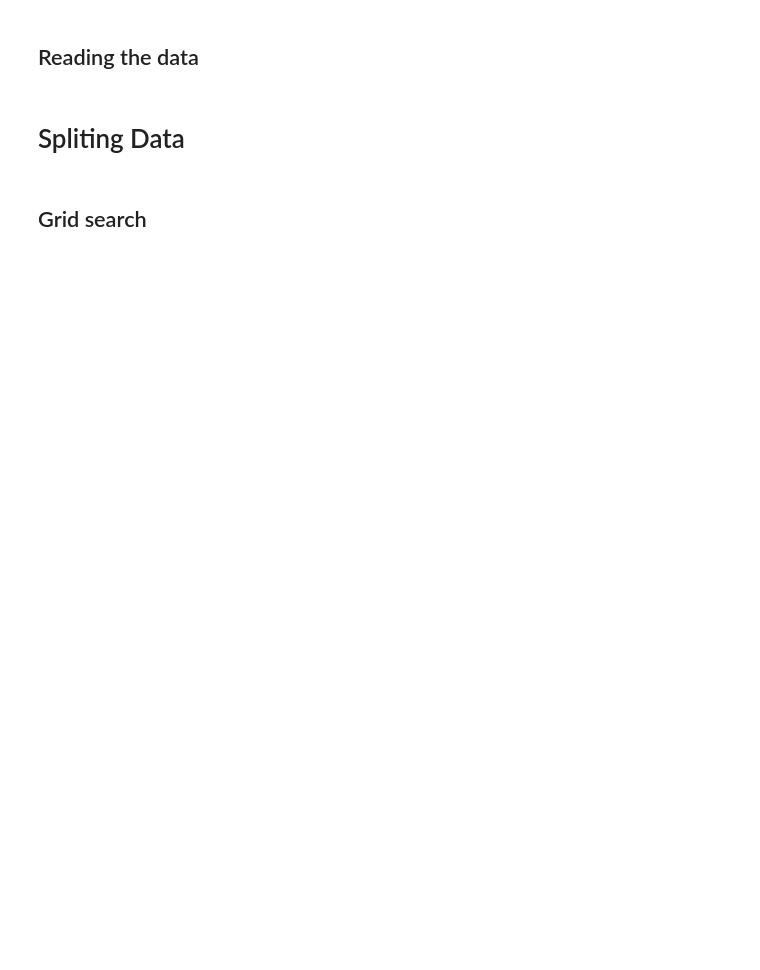
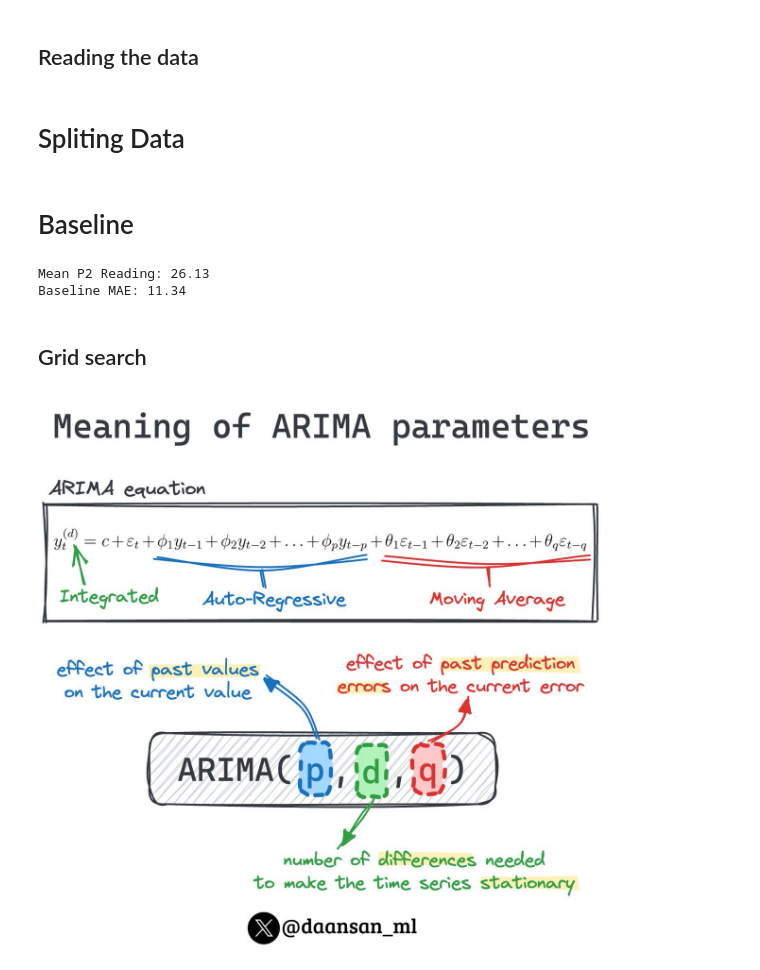
Before and after one commit to mohamedabdomm2/air-quality-morraco, a Jupyter notebook: model_bulding.ipynb, the cells around one changed output. Drawn from its saved outputs; the diff is of its cells as text; code cells hidden in the pictures; blank space fills up the shorter version.

```diff
--- a/model_bulding.ipynb
+++ b/model_bulding.ipynb
@@ -54,6 +57,23 @@ y = wrangle(morraco)
 cutoff_test = int(len(y) * 0.95)
 y_train = y.iloc[:cutoff_test]
 y_test =  y.iloc[cutoff_test:]
+# %% [markdown]
+# Baseline
+# %%
+y_train_mean = y.mean()
+y_pred_baseline = [y_train_mean] * len(y_train)
+mae_baseline = mean_absolute_error(y_train, y_pred_baseline)
+
+print("Mean P2 Reading:", round(y_train_mean, 2))
+print("Baseline MAE:", round(mae_baseline, 2))
+# %% [output]
+Mean P2 Reading: 26.13
+Baseline MAE: 11.34
 # %% [markdown]
 ## Grid search
+# %%
+from IPython.display import Image, display
+display(Image("./Grid Search ARMA.jpg"))
+# %% [output]
+[figure, added]
 # %%
```
Also changed, not shown: parts of 13 cells of this notebook, 1 other file.
